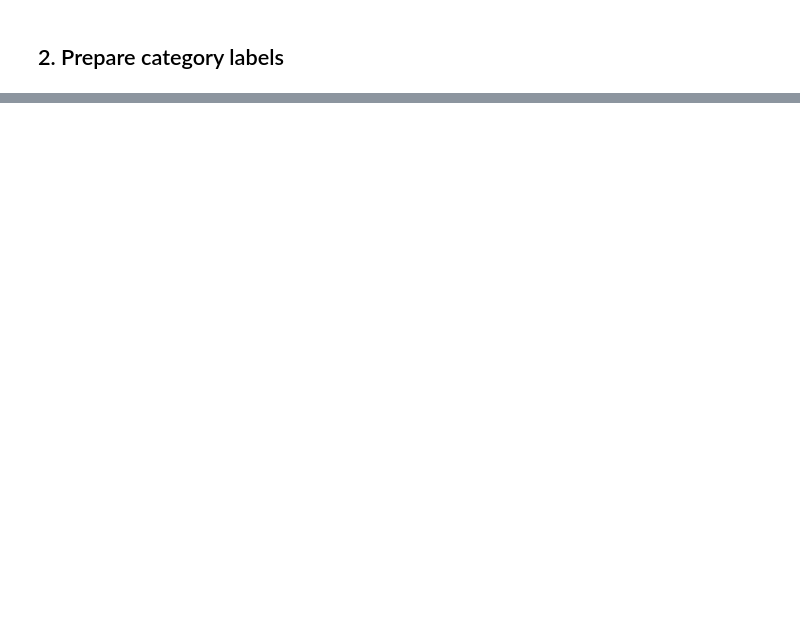
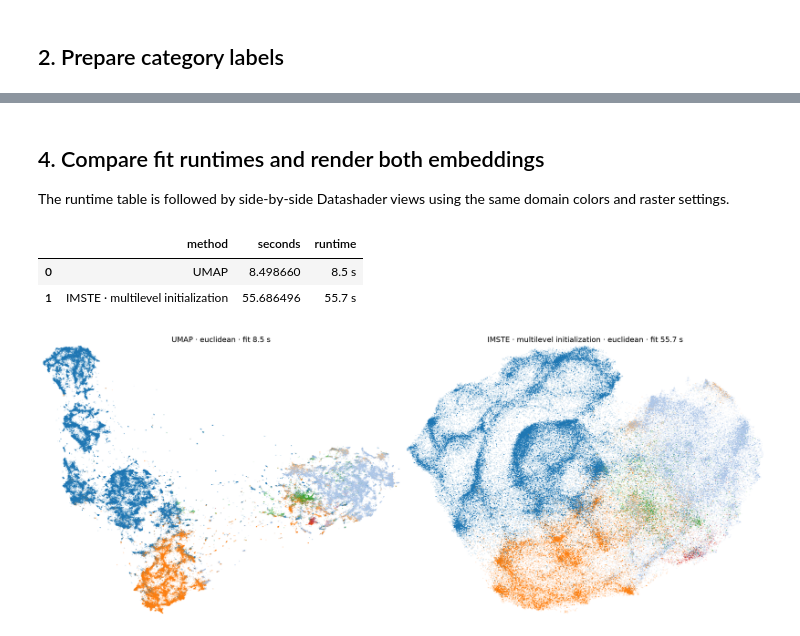
Before and after one commit to fabriziocosta/IteratedMinimumSpanningTree, a Jupyter notebook: notebooks/03_arxiv_large_dataset_comparison.ipynb, the cells around one changed output, grey strips where cells are left out. Drawn from its saved outputs; the diff is of its cells as text; code cells hidden in the pictures; blank space fills up the shorter version.

```diff
--- a/notebooks/03_arxiv_large_dataset_comparison.ipynb
+++ b/notebooks/03_arxiv_large_dataset_comparison.ipynb
@@ -164,0 +202,49 @@ display(runtime_summary)
+# %% [markdown]
+## 4. Compare fit runtimes and render both embeddings
+
+The runtime table is followed by side-by-side Datashader views using the same domain colors and raster settings.
+# %%
+runtime_summary = pd.DataFrame({
+    "method": ["UMAP", "IMSTE · multilevel initialization"],
+    "seconds": [umap_seconds, imste_seconds],
+})
+runtime_summary["runtime"] = runtime_summary["seconds"].map(
+    lambda value: f"{value / 60:.1f} min" if value >= 60 else f"{value:.1f} s"
+)
+display(runtime_summary)
+# %% [output]
+|  | method | seconds | runtime |
+| 0 | UMAP | 8.498660 | 8.5 s |
+| 1 | IMSTE · multilevel initialization | 55.686496 | 55.7 s |
+# %%
+import matplotlib.pyplot as plt
+from matplotlib.colors import to_hex
+from IPython.display import display
+from imste.visualization import render_datashader_embedding
+
+domain_order = list(labels.categories)
+palette = plt.get_cmap("tab20")
+domain_color_key = {
+    domain: to_hex(palette(index % palette.N))
+    for index, domain in enumerate(domain_order)
+}
+label_values = labels.astype(str)
+
+fig, axes = plt.subplots(1, 2, figsize=(16, 7), constrained_layout=True)
+for ax, method, coordinates, seconds in zip(
+    axes, ("UMAP", "IMSTE · multilevel initialization"),
+    (Z_umap, Z_imste), (umap_seconds, imste_seconds),
+):
+    image = render_datashader_embedding(
+        coordinates, label_values, width=1200, height=900,
+        color_key=domain_color_key, min_alpha=40, background="white",
+        spread_px=1,
+    )
+    ax.imshow(image.to_pil())
+    runtime = f"{seconds / 60:.1f} min" if seconds >= 60 else f"{seconds:.1f} s"
+    ax.set_title(f"{method} · {METRIC} · fit {runtime}")
+    ax.set_axis_off()
+display(fig)
+plt.close(fig)
+# %% [output]
+[figure, added]
```
Also changed, not shown: parts of 11 cells of this notebook, 8 other files.
